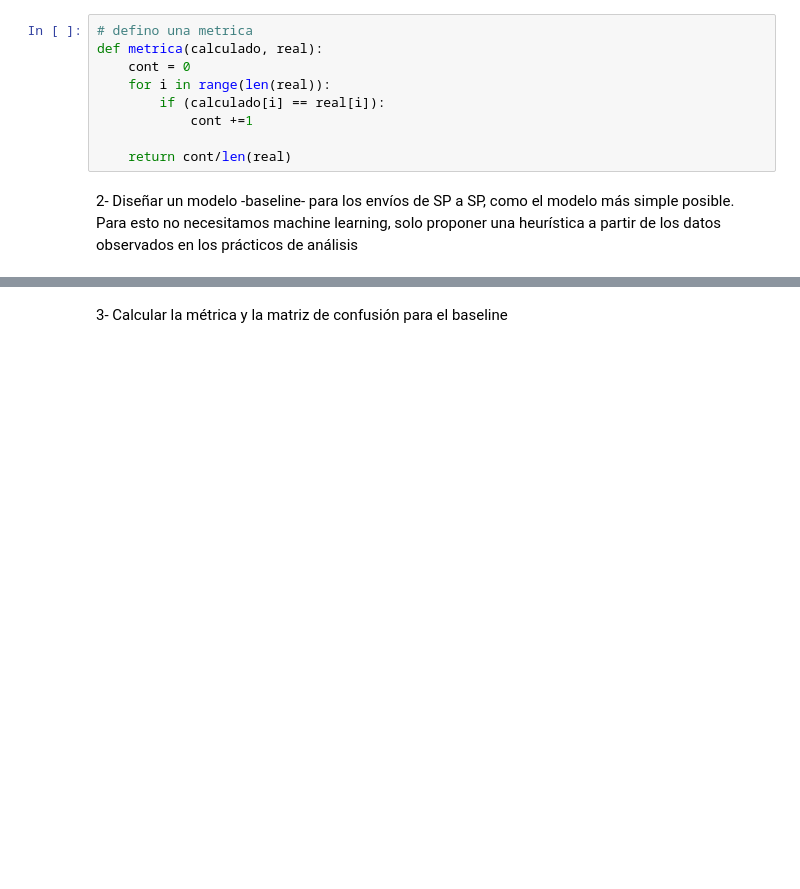
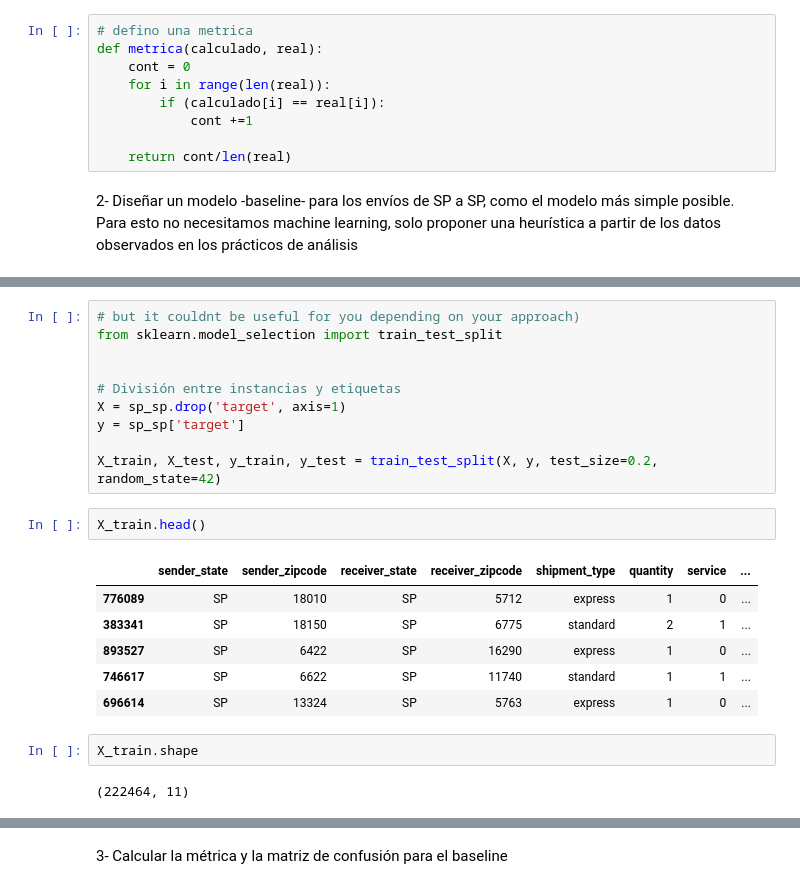
Before and after one commit to manquius/series_temporales, a Jupyter notebook: practico3_isa.ipynb, the cells around one changed output, grey strips where cells are left out. Drawn from its saved outputs; the diff is of its cells as text; blank space fills up the shorter version.

```diff
--- a/practico3_isa.ipynb
+++ b/practico3_isa.ipynb
@@ -137,0 +172,23 @@ sp_sp =
+# %%
+# but it couldnt be useful for you depending on your approach)
+from sklearn.model_selection import train_test_split
+
+
+# División entre instancias y etiquetas
+X = sp_sp.drop('target', axis=1)
+y = sp_sp['target']
+
+X_train, X_test, y_train, y_test = train_test_split(X, y, test_size=0.2, random_state=42)
+# %%
+X_train.head()
+# %% [output]
+|  | sender_state | sender_zipcode | receiver_state | receiver_zipcode | shipment_type | quantity | service | ... |
+| 776089 | SP | 18010 | SP | 5712 | express | 1 | 0 | ... |
+| 383341 | SP | 18150 | SP | 6775 | standard | 2 | 1 | ... |
+| 893527 | SP | 6422 | SP | 16290 | express | 1 | 0 | ... |
+| 746617 | SP | 6622 | SP | 11740 | standard | 1 | 1 | ... |
+| 696614 | SP | 13324 | SP | 5763 | express | 1 | 0 | ... |
+# %%
+X_train.shape
+# %% [output]
+(222464, 11)
```
Also changed, not shown: parts of 20 cells of this notebook.
